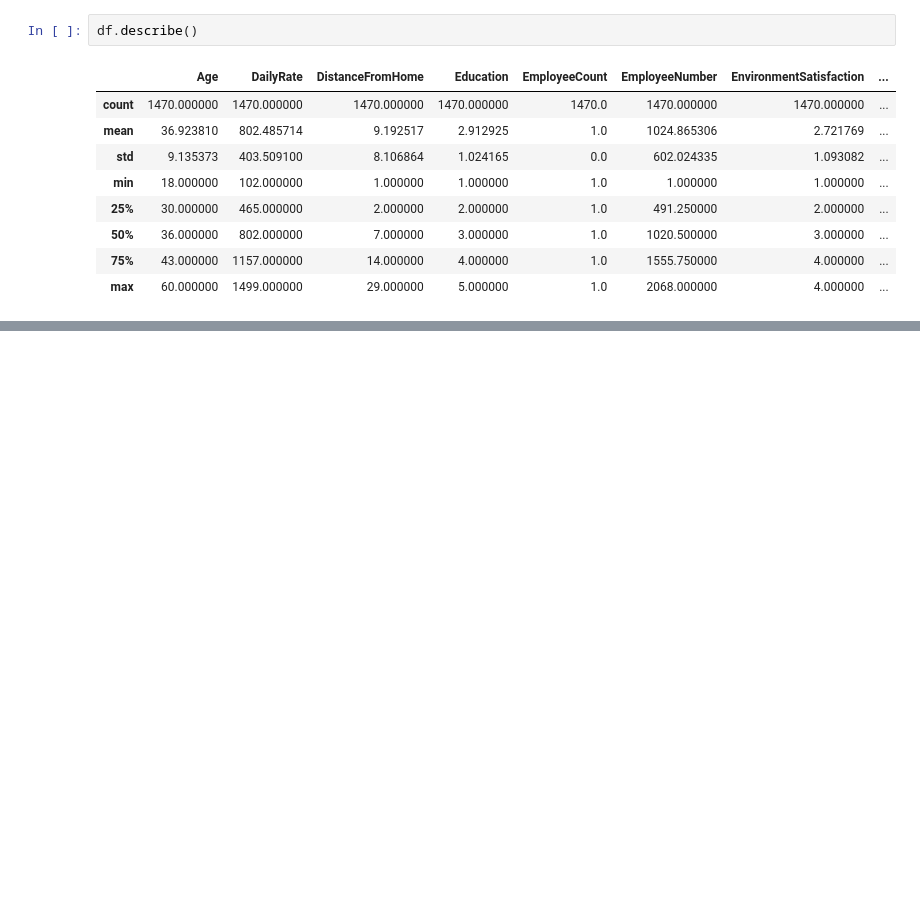
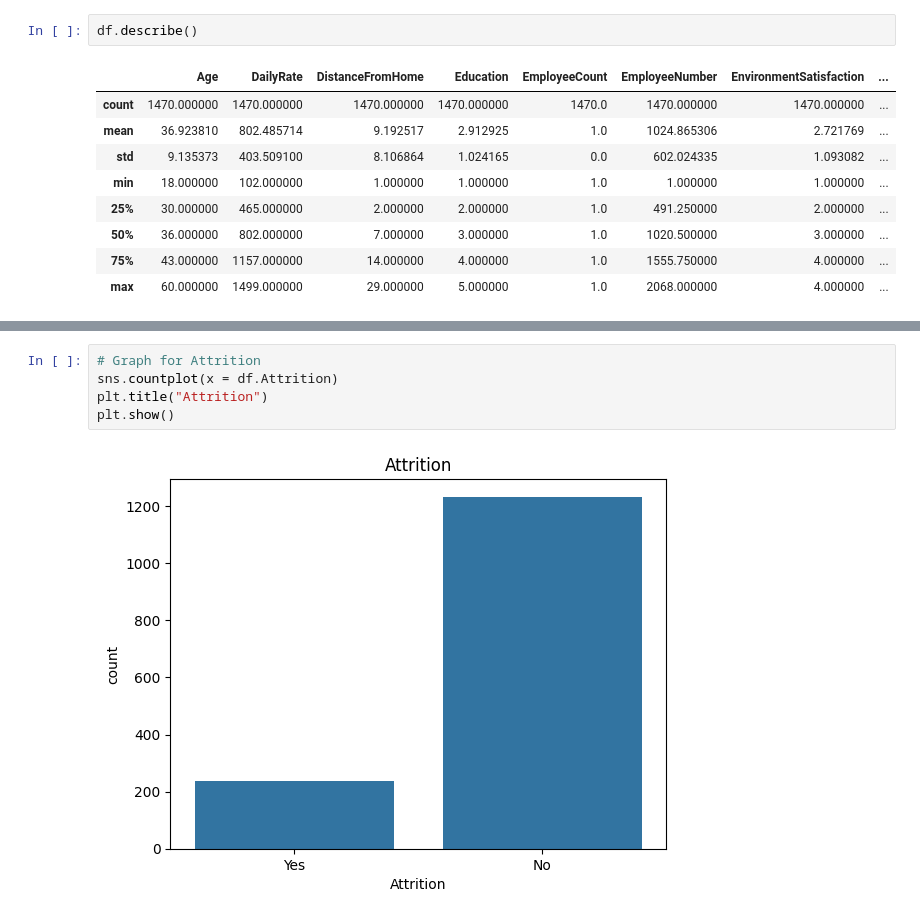
Before and after one commit to Via-Cai/hr-python, a Jupyter notebook: hr-analytics-python.ipynb, the cells around one changed output, grey strips where cells are left out. Cells and saved outputs as stored; diff of their text form; blank space fills up the shorter version.

```diff
--- a/hr-analytics-python.ipynb
+++ b/hr-analytics-python.ipynb
@@ -156,0 +153,7 @@ aszfghghghgghfghf
+# %%
+# Graph for Attrition
+sns.countplot(x = df.Attrition)
+plt.title("Attrition")
+plt.show()
+# %% [output]
+[figure, added]
```
Also changed, not shown: parts of 4 cells of this notebook.
